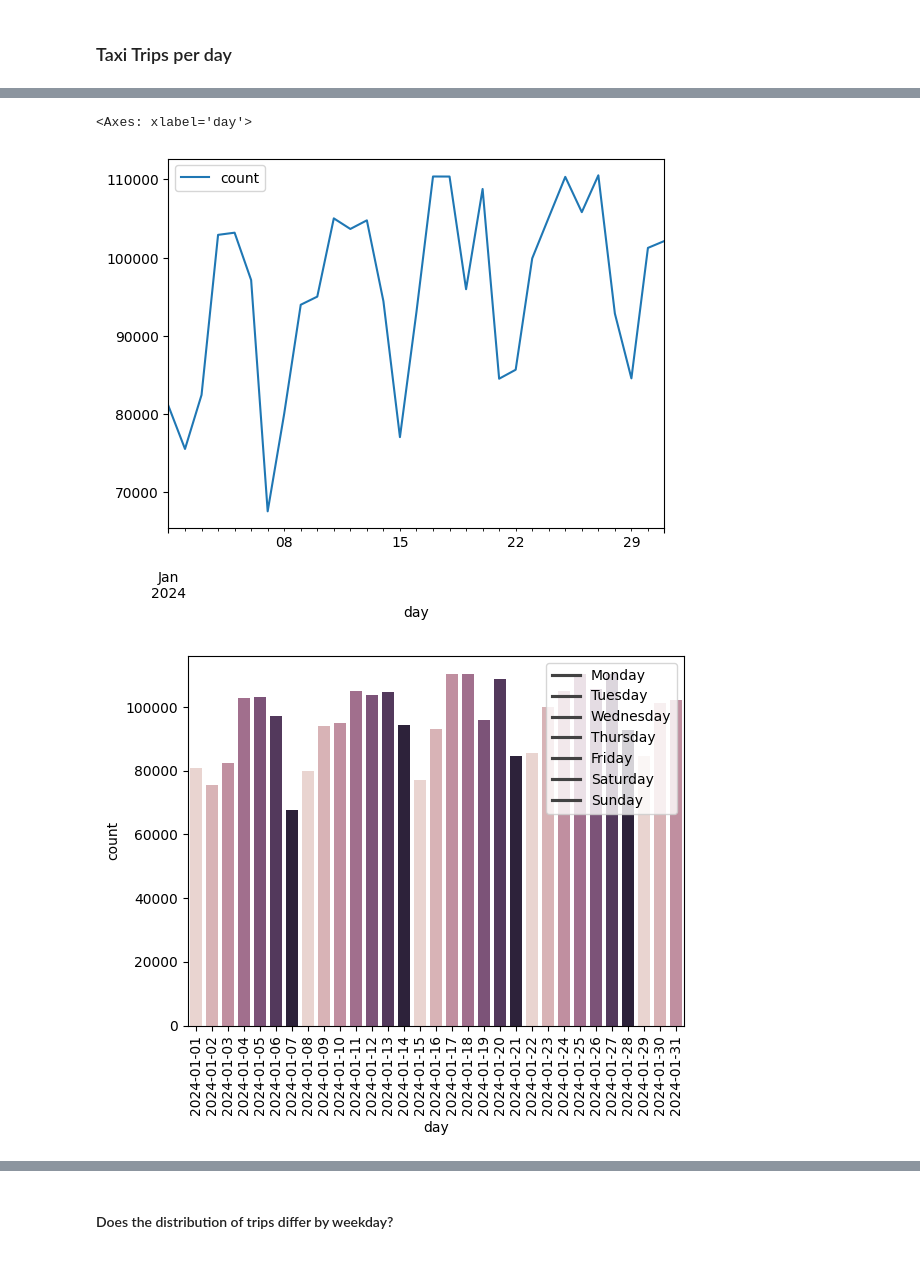
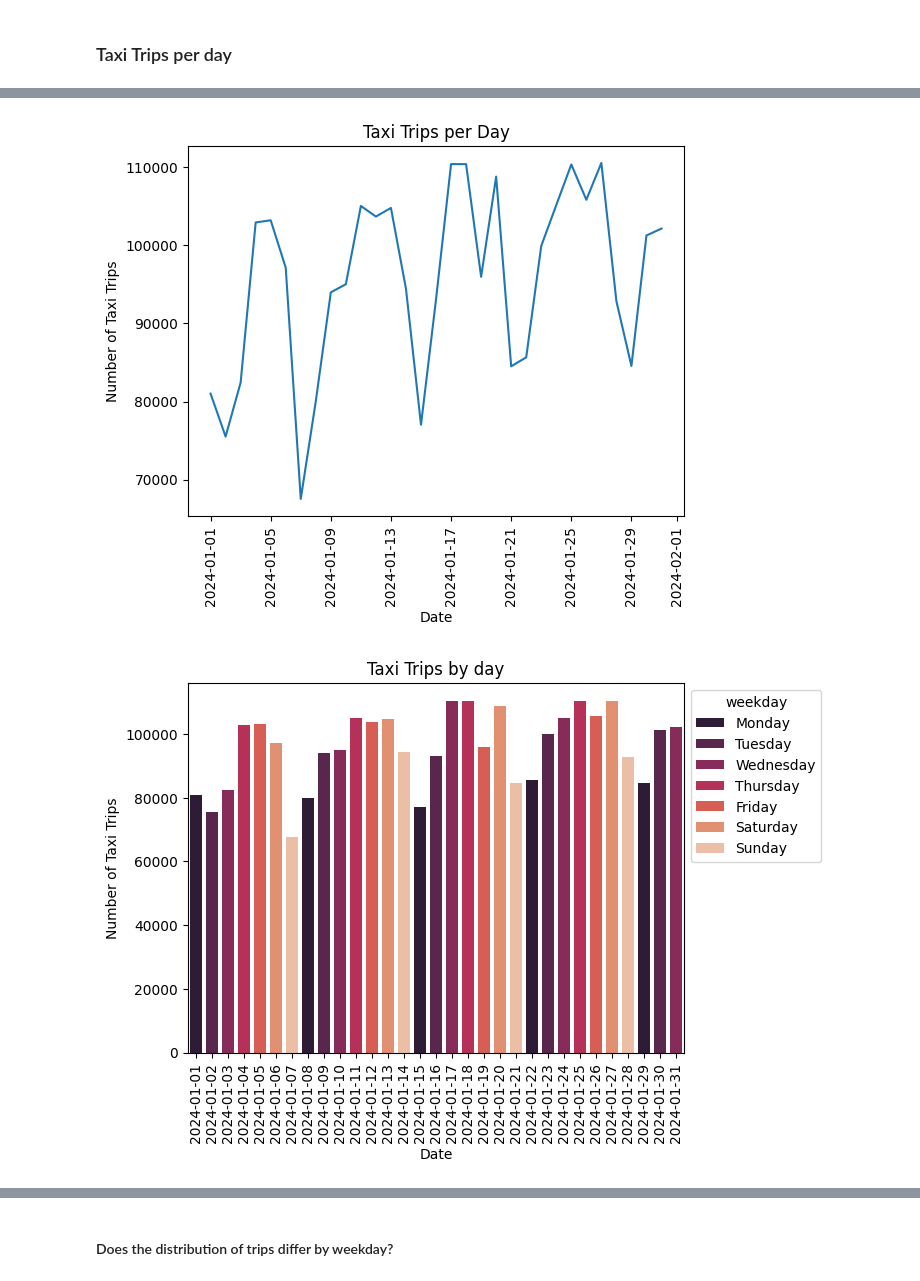
Before and after one commit to yiranliu77/CMSC320-Final-Project, a Jupyter notebook: Data_analysis.ipynb, the cells around one changed output, grey strips where cells are left out. Saved outputs shown, nothing was run; the diff lists cells and outputs as text; code cells hidden in the pictures.

Commit message:
added labels and such

```diff
--- a/Data_analysis.ipynb
+++ b/Data_analysis.ipynb
@@ -140,23 +122,35 @@ Name: count, dtype: int64
 # %%
 date_counts = dates.to_frame()
 date_counts['day'] = dates.index
 date_counts['weekday'] = date_counts['day'].dt.dayofweek
 date_counts = date_counts.sort_values(by = 'day')
-date_counts.plot(x = 'day', y = 'count')
+plt.plot(date_counts['day'], date_counts['count'])
+ax = sns.lineplot(x = date_counts['day'], y = date_counts['count'])
+ax.set_title('Taxi Trips per Day')
+ax.set_ylabel('Number of Taxi Trips')
+ax.set_xlabel('Date')
+ax.tick_params(axis='x', rotation=90)
 # %% [output]
-<Axes: xlabel='day'>
-[figure, old version]
+[figure, new version]
 # %%
 date_counts['weekend'] = False
 date_counts.loc[date_counts['weekday'] > 4, 'weekend'] = True
-plt.xticks(rotation=90)
+date_counts.loc[date_counts['weekday'] == 0, 'weekday'] = "Monday"
+date_counts.loc[date_counts['weekday'] == 1, 'weekday'] = "Tuesday"
+date_counts.loc[date_counts['weekday'] == 2, 'weekday'] = "Wednesday"
+date_counts.loc[date_counts['weekday'] == 3, 'weekday'] = "Thursday"
+date_counts.loc[date_counts['weekday'] == 4, 'weekday'] = "Friday"
+date_counts.loc[date_counts['weekday'] == 5, 'weekday'] = "Saturday"
+date_counts.loc[date_counts['weekday'] == 6, 'weekday'] = "Sunday"
 
-graph = sns.barplot(x = date_counts['day'], y = date_counts['count'], hue = date_counts['weekday'])
-plt.legend(labels= ['Monday', 'Tuesday', 'Wednesday', 'Thursday','Friday','Saturday','Sunday'])
-plt.show(graph)
-#date_counts.plot(x = 'day', y = 'count', color = {'0': 'lightgreen', '1': 'limegreen', '2': 'green', '3': 'forestgreen', '4': 'darkgreen', '5': 'red', '6': 'firebrick'})
+ax = sns.barplot(x = date_counts['day'], y = date_counts['count'], hue = date_counts['weekday'],palette= "rocket")
+sns.move_legend(ax, "upper left", bbox_to_anchor=(1, 1))
+ax.set_title('Taxi Trips by day')
+ax.set_ylabel('Number of Taxi Trips')
+ax.set_xlabel('Date')
+ax.tick_params(axis='x', rotation=90)
 # %% [output]
-[figure, old version]
+[figure, new version]
 # %%
 hours = df['tpep_pickup_datetime'].dt.hour.value_counts()
 hour_counts = hours.to_frame()
```
Also changed, not shown: parts of 8 cells of this notebook.
